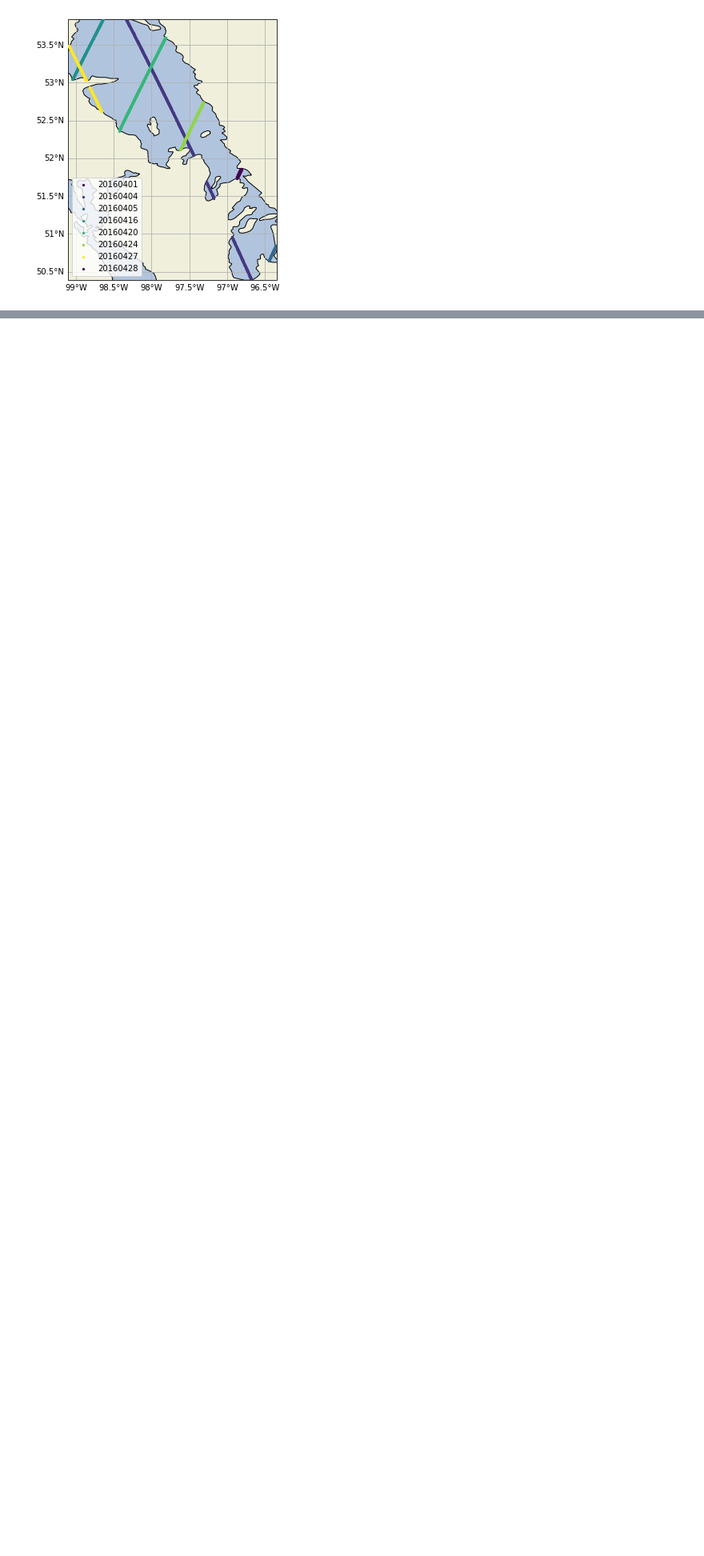
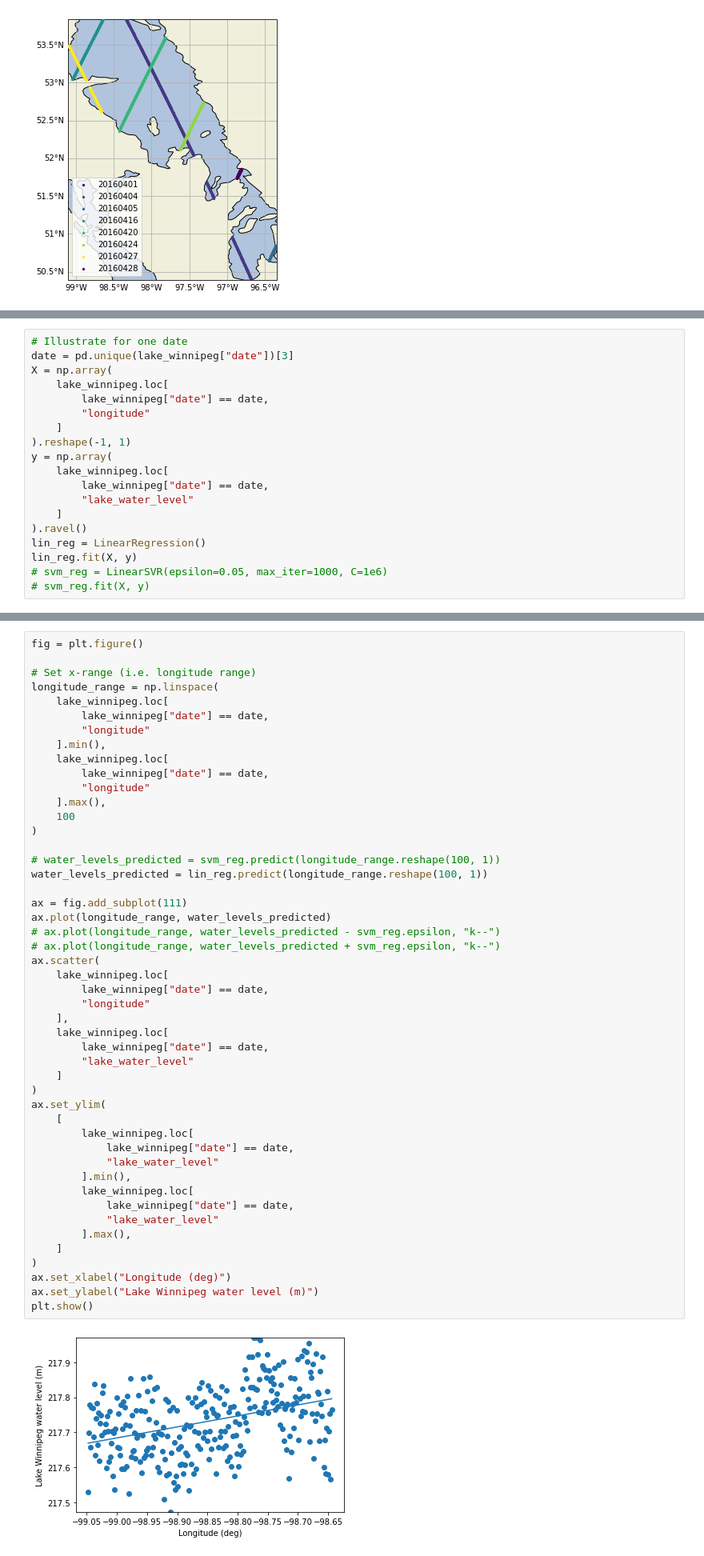
Before and after one commit to pvasudev16/ml-freshwater-management, a Jupyter notebook: lake_water_level_data_exploration.ipynb, the cells around one changed output, grey strips where cells are left out. Shown at 80% size. Saved outputs shown, nothing was run; the diff lists cells and outputs as text; blank space fills up the shorter version.

```diff
--- a/lake_water_level_data_exploration.ipynb
+++ b/lake_water_level_data_exploration.ipynb
@@ -412,0 +348,19 @@ ax.set_ylim(
+# %%
+# Illustrate for one date
+date = pd.unique(lake_winnipeg["date"])[3]
+X = np.array(
+    lake_winnipeg.loc[
+        lake_winnipeg["date"] == date,
+        "longitude"
+    ]
+).reshape(-1, 1)
+y = np.array(
+    lake_winnipeg.loc[
+        lake_winnipeg["date"] == date,
+        "lake_water_level"
+    ]
+).ravel()
+lin_reg = LinearRegression()
+lin_reg.fit(X, y)
+# svm_reg = LinearSVR(epsilon=0.05, max_iter=1000, C=1e6)
+# svm_reg.fit(X, y)
@@ -412,0 +369,50 @@ ax.set_ylim(
+# %%
+fig = plt.figure()
+
+# Set x-range (i.e. longitude range)
+longitude_range = np.linspace(
+    lake_winnipeg.loc[
+        lake_winnipeg["date"] == date,
+        "longitude"
+    ].min(),
+    lake_winnipeg.loc[
+        lake_winnipeg["date"] == date,
+        "longitude"
+    ].max(),
+    100
+)
+
+# water_levels_predicted = svm_reg.predict(longitude_range.reshape(100, 1))
+water_levels_predicted = lin_reg.predict(longitude_range.reshape(100, 1))
+
+ax = fig.add_subplot(111)
+ax.plot(longitude_range, water_levels_predicted)
+# ax.plot(longitude_range, water_levels_predicted - svm_reg.epsilon, "k--")
+# ax.plot(longitude_range, water_levels_predicted + svm_reg.epsilon, "k--")
+ax.scatter(
+    lake_winnipeg.loc[
+        lake_winnipeg["date"] == date,
+        "longitude"
+    ],
+    lake_winnipeg.loc[
+        lake_winnipeg["date"] == date,
+        "lake_water_level"
+    ]
+)
+ax.set_ylim(
+    [
+        lake_winnipeg.loc[
+            lake_winnipeg["date"] == date,
+            "lake_water_level"
+        ].min(),
+        lake_winnipeg.loc[
+            lake_winnipeg["date"] == date,
+            "lake_water_level"
+        ].max(),
+    ]
+)
+ax.set_xlabel("Longitude (deg)")
+ax.set_ylabel("Lake Winnipeg water level (m)")
+plt.show()
+# %% [output]
+[figure, added]
```
Also changed, not shown: parts of 17 cells of this notebook.
